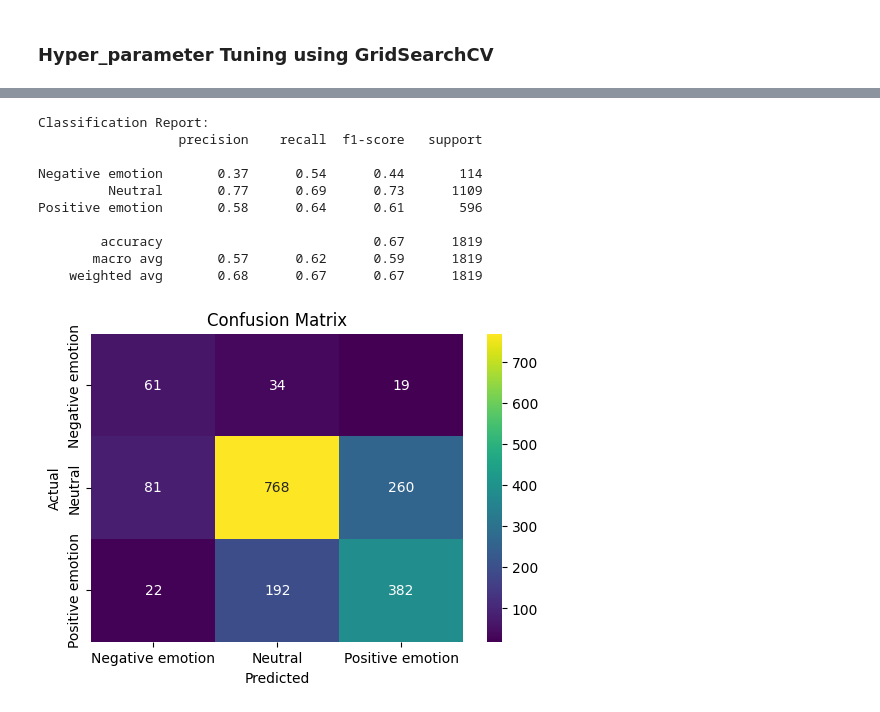
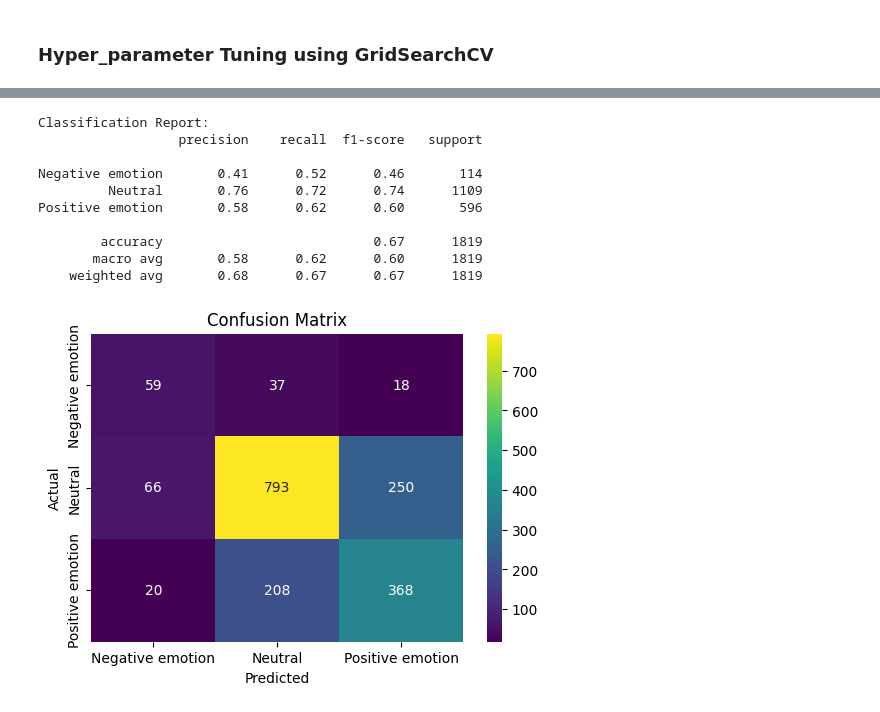
Before and after one commit to r0sh1ddy/apple-and-google-sentimentanalysis, a Jupyter notebook: analysis_nlp.ipynb, the cells around one changed output, grey strips where cells are left out. Saved outputs shown, nothing was run; the diff lists cells and outputs as text; code cells hidden in the pictures.

```diff
--- a/analysis_nlp.ipynb
+++ b/analysis_nlp.ipynb
@@ -754,36 +772,36 @@ X_train, X_test, y_train, y_test = train_test_split(
 final_pipeline = ImbPipeline([
     ('tfidf', TfidfVectorizer(max_features=7000, stop_words='english')),
     ('ros', RandomOverSampler(random_state=42)),# Oversample only training data
-    ('clf', LogisticRegression(max_iter=1000, C=1))
+    ('clf', LogisticRegression(max_iter=1000, C=10, penalty='l2',solver = 'liblinear'))
 ])
 
 # Train the model
 final_pipeline.fit(X_train, y_train)
 
 # Predict
 y_pred = final_pipeline.predict(X_test)
 
 # Evaluate
 print("Classification Report:")
 print(classification_report(y_test, y_pred))
 
 # Confusion Matrix
 plt.figure(figsize=(6, 4))
 sns.heatmap(confusion_matrix(y_test, y_pred), annot=True, fmt='d', cmap='viridis',
             xticklabels=final_pipeline.classes_, yticklabels=final_pipeline.classes_)
 plt.title('Confusion Matrix')
 plt.xlabel('Predicted')
 plt.ylabel('Actual')
 plt.show()
 # %% [output]
 Classification Report:
                   precision    recall  f1-score   support
 
-Negative emotion       0.37      0.54      0.44       114
-         Neutral       0.77      0.69      0.73      1109
-Positive emotion       0.58      0.64      0.61       596
+Negative emotion       0.41      0.52      0.46       114
+         Neutral       0.76      0.72      0.74      1109
+Positive emotion       0.58      0.62      0.60       596
 
         accuracy                           0.67      1819
-       macro avg       0.57      0.62      0.59      1819
+       macro avg       0.58      0.62      0.60      1819
     weighted avg       0.68      0.67      0.67      1819
-[figure, old version]
+[figure, new version]
```
Also changed, not shown: parts of 12 cells of this notebook.
